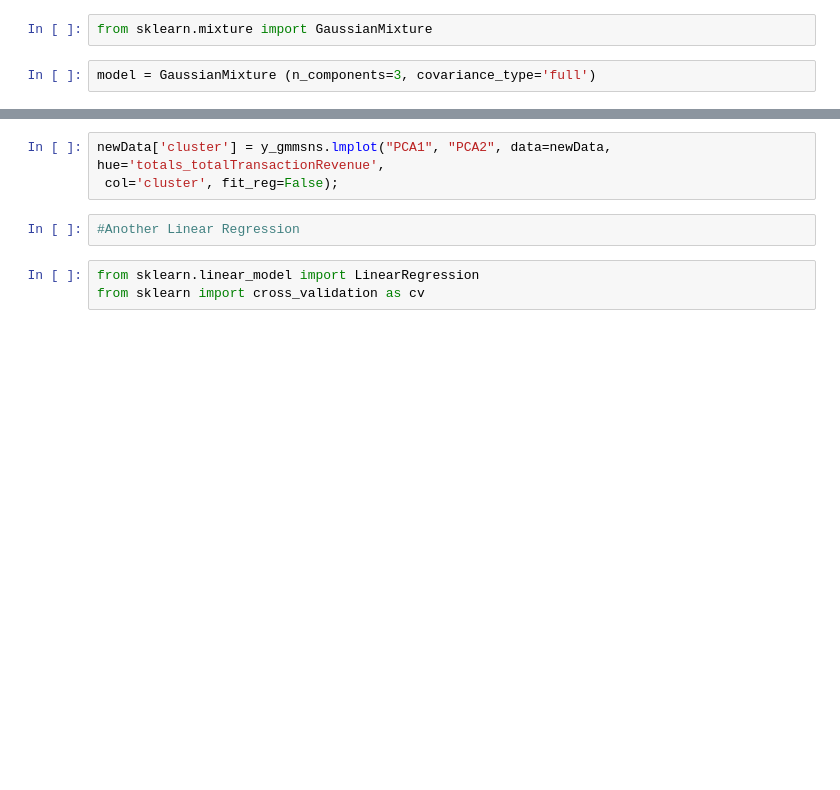
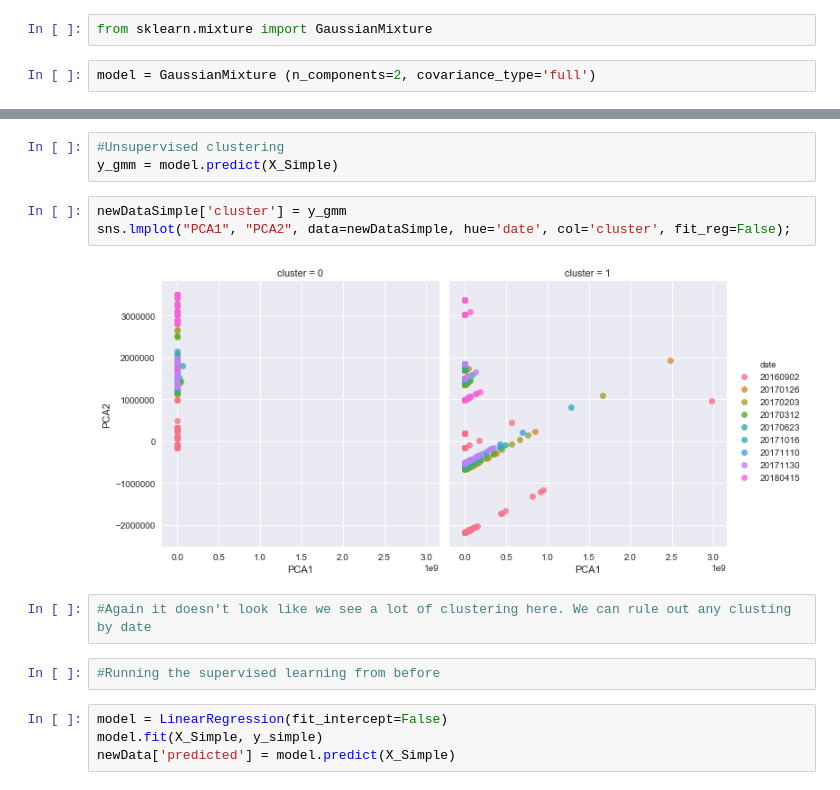
Before and after one commit to mikesturm2001/Python, a Jupyter notebook: GoogleProject/Project.ipynb, the cells around one changed output, grey strips where cells are left out. Cells and saved outputs as stored; diff of their text form; blank space fills up the shorter version.

```diff
--- a/GoogleProject/Project.ipynb
+++ b/GoogleProject/Project.ipynb
@@ -591,5 +793,5 @@ sns.lmplot("PCA1","PCA2", hue='totals_totalTransactionRevenue', data=newData, fi
 # %%
 from sklearn.mixture import GaussianMixture
 # %%
-model = GaussianMixture (n_components=3, covariance_type='full')
+model = GaussianMixture (n_components=2, covariance_type='full')
 # %%
@@ -603,8 +804,16 @@ ValueError: 'covars' must be symmetric, positive-definite
+# %%
+#Unsupervised clustering
+y_gmm = model.predict(X_Simple)
 # %%
-newData['cluster'] = y_gmmsns.lmplot("PCA1", "PCA2", data=newData, hue='totals_totalTransactionRevenue',
- col='cluster', fit_reg=False);
+newDataSimple['cluster'] = y_gmm
+sns.lmplot("PCA1", "PCA2", data=newDataSimple, hue='date', col='cluster', fit_reg=False);
+# %% [output]
+[figure, added]
-# %%
-#Another Linear Regression
-# %%
-from sklearn.linear_model import LinearRegression
-from sklearn import cross_validation as cv
+# %%
+#Again it doesn't look like we see a lot of clustering here. We can rule out any clusting by date
+# %%
+#Running the supervised learning from before
+# %%
+model = LinearRegression(fit_intercept=False)
+model.fit(X_Simple, y_simple)
+newData['predicted'] = model.predict(X_Simple)
```
Also changed, not shown: parts of 67 cells of this notebook.
